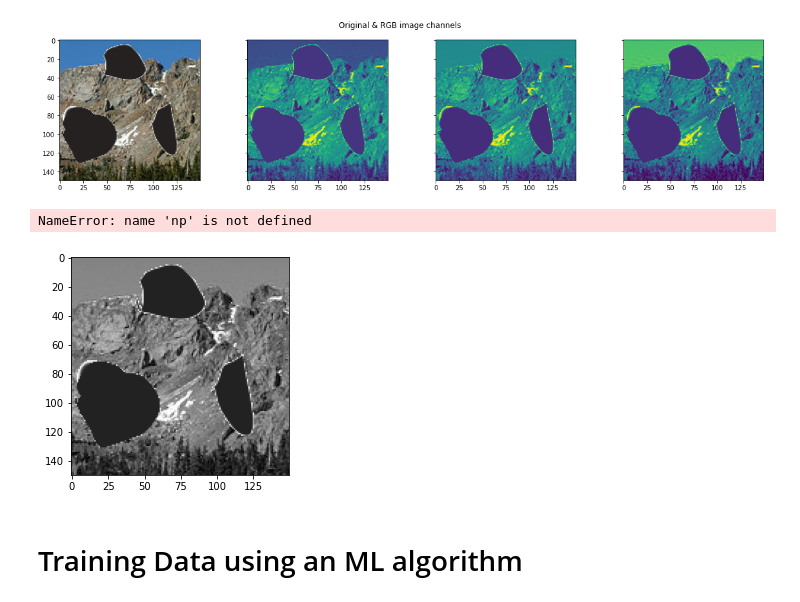
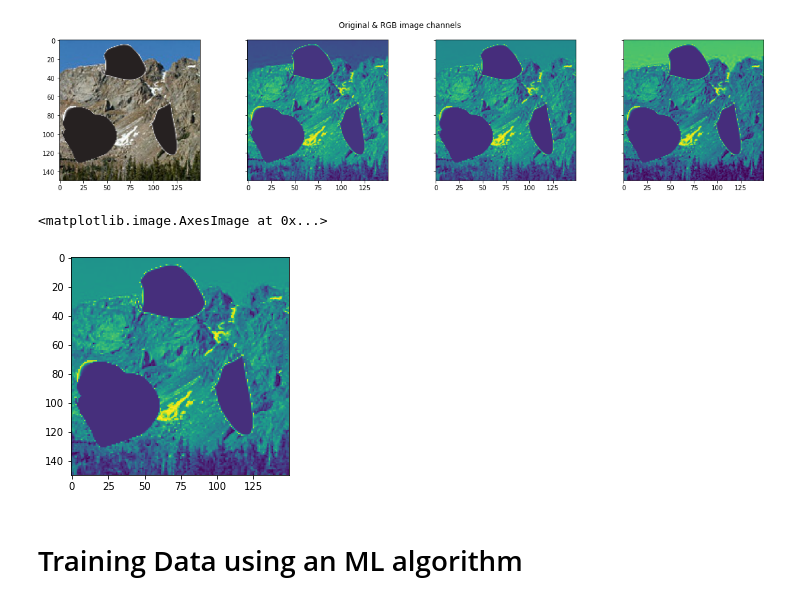
Before and after one commit to rkcho317/CPSC483Proj-Main, a Jupyter notebook: Project483_RepairImage.ipynb, the cells around one changed output. Saved outputs shown, nothing was run; the diff lists cells and outputs as text; code cells hidden in the pictures.

```diff
--- a/Project483_RepairImage.ipynb
+++ b/Project483_RepairImage.ipynb
@@ -40,16 +38,16 @@ i.suptitle('Original & RGB image channels')
 Text(0.5, 0.98, 'Original & RGB image channels')
 [figure]
 # %%
-
+import numpy as np
 #This is used to normalize an image which converts the RGB data of an image into a range of integers
 gray = cv2.cvtColor(damage1, cv2.COLOR_BGR2GRAY)
-plt.imshow(gray, cmap = 'gray')
+#plt.imshow(gray, cmap = 'gray')
 
 norm = (gray-np.min(gray))/(np.max(gray) - np.min(gray))
-#plt.imshow(norm)
+plt.imshow(norm)
 # %% [output]
-NameError: name 'np' is not defined
+<matplotlib.image.AxesImage at 0x...>
-[figure, old version]
+[figure, new version]
 # %% [markdown]
 # Training Data using an ML algorithm
 # %%
```
Also changed, not shown: parts of 3 cells of this notebook.
